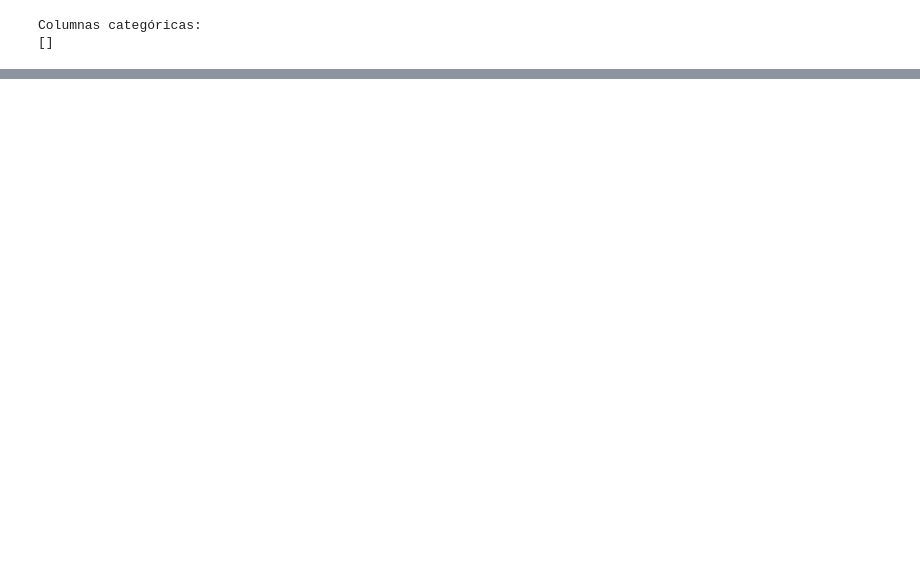
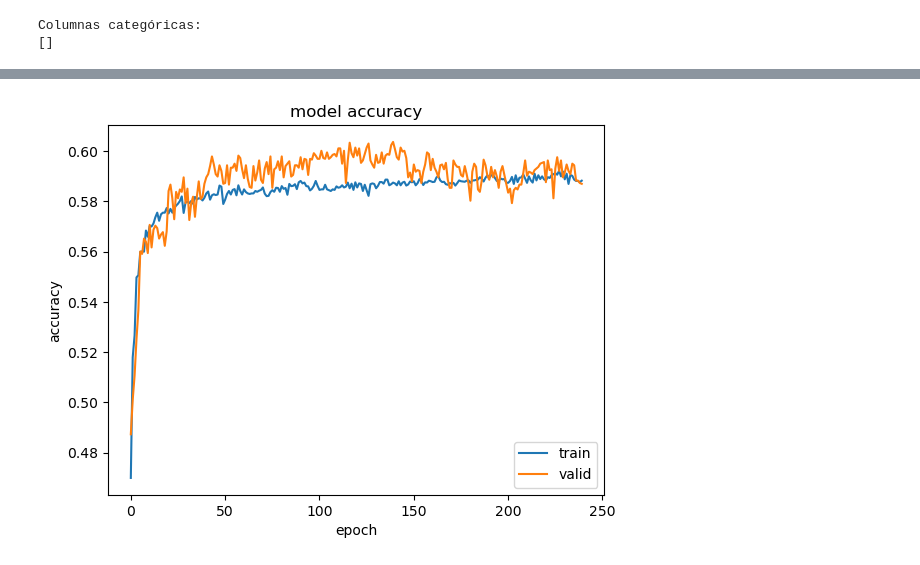
Before and after one commit to gustfernandez/iPre-resultados-deportivos, a Jupyter notebook: TabNet_grandes_ligas.ipynb, the cells around one changed output, grey strips where cells are left out. Cells and saved outputs as stored; diff of their text form; code cells hidden in the pictures; blank space fills up the shorter version.

Commit message:
feat: new model grandes ligas

```diff
--- a/TabNet_grandes_ligas.ipynb
+++ b/TabNet_grandes_ligas.ipynb
@@ -365,0 +73,4 @@ matches.head()
+# %%
+#eliminar columnas: Home Team, Away Team y number_of_match
+for torneo in torneos.values():
+    torneo.drop(columns=["Home Team", "Away Team", "number_of_match"], inplace=True)
@@ -547,0 +264,11 @@ Normalized confusion matrix
+# %%
+#grafico accuracy
+plt.plot(clf.history['train_accuracy'])
+plt.plot(clf.history['valid_accuracy'])
+plt.title('model accuracy')
+plt.ylabel('accuracy')
+plt.xlabel('epoch')
+plt.legend(['train', 'valid'])
+plt.show()
+# %% [output]
+[figure, added]
```
Also changed, not shown: parts of 33 cells of this notebook, 11 other files.
